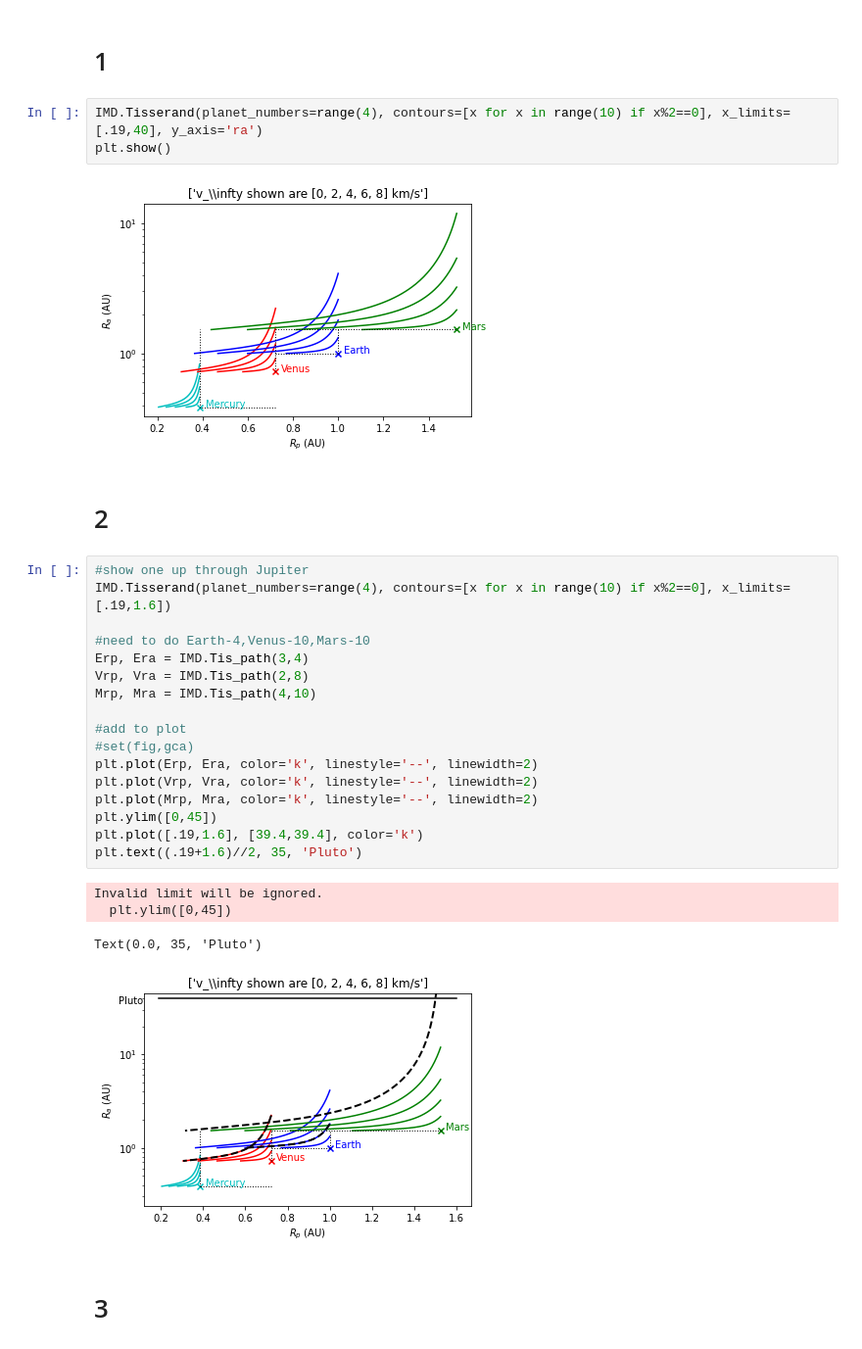
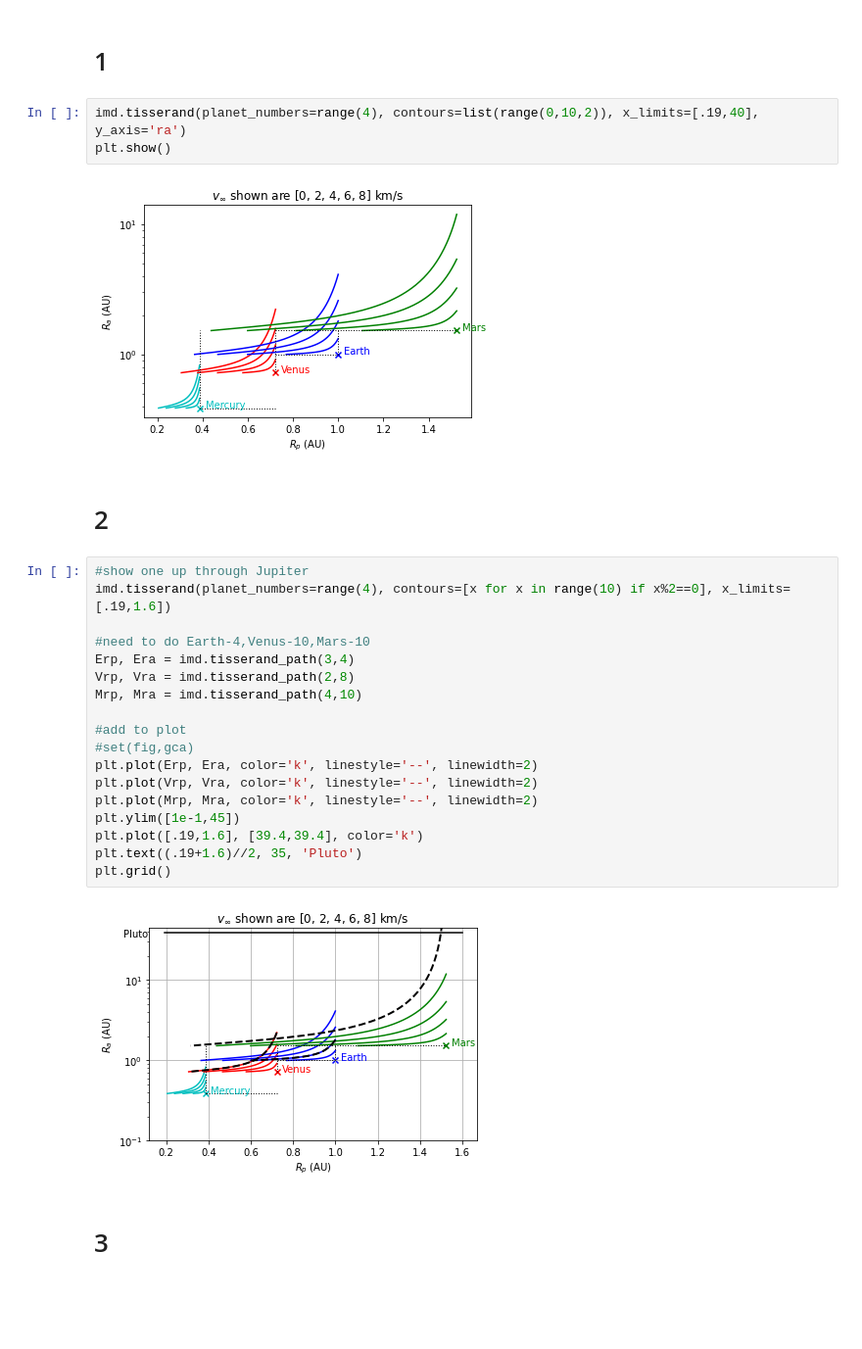
Before and after one commit to swtkent/Interplanetary_Mission_Design, a Jupyter notebook: ASEN6008_HW9.ipynb, the cells around one changed output. Shown at 98% size. Cells and saved outputs as stored; diff of their text form; blank space fills up the shorter version.

```diff
--- a/ASEN6008_HW9.ipynb
+++ b/ASEN6008_HW9.ipynb
@@ -10,34 +10,32 @@ import numpy as np
 # %% [markdown]
 # 1
 # %%
-IMD.Tisserand(planet_numbers=range(4), contours=[x for x in range(10) if x%2==0], x_limits=[.19,40], y_axis='ra')
+imd.tisserand(planet_numbers=range(4), contours=list(range(0,10,2)), x_limits=[.19,40], y_axis='ra')
 plt.show()
 # %% [output]
-[figure, old version]
+[figure, new version]
 # %% [markdown]
 # 2
 # %%
 #show one up through Jupiter
-IMD.Tisserand(planet_numbers=range(4), contours=[x for x in range(10) if x%2==0], x_limits=[.19,1.6])
+imd.tisserand(planet_numbers=range(4), contours=[x for x in range(10) if x%2==0], x_limits=[.19,1.6])
 
 #need to do Earth-4,Venus-10,Mars-10
-Erp, Era = IMD.Tis_path(3,4)
-Vrp, Vra = IMD.Tis_path(2,8)
-Mrp, Mra = IMD.Tis_path(4,10)
+Erp, Era = imd.tisserand_path(3,4)
+Vrp, Vra = imd.tisserand_path(2,8)
+Mrp, Mra = imd.tisserand_path(4,10)
 
 #add to plot
 #set(fig,gca)
 plt.plot(Erp, Era, color='k', linestyle='--', linewidth=2)
 plt.plot(Vrp, Vra, color='k', linestyle='--', linewidth=2)
 plt.plot(Mrp, Mra, color='k', linestyle='--', linewidth=2)
-plt.ylim([0,45])
+plt.ylim([1e-1,45])
 plt.plot([.19,1.6], [39.4,39.4], color='k')
 plt.text((.19+1.6)//2, 35, 'Pluto')
+plt.grid()
 # %% [output]
-Invalid limit will be ignored.
-  plt.ylim([0,45])
-Text(0.0, 35, 'Pluto')
-[figure, old version]
+[figure, new version]
 # %% [markdown]
 # 3
 # %%
```
Also changed, not shown: parts of 1 cell of this notebook, 13 other files.
